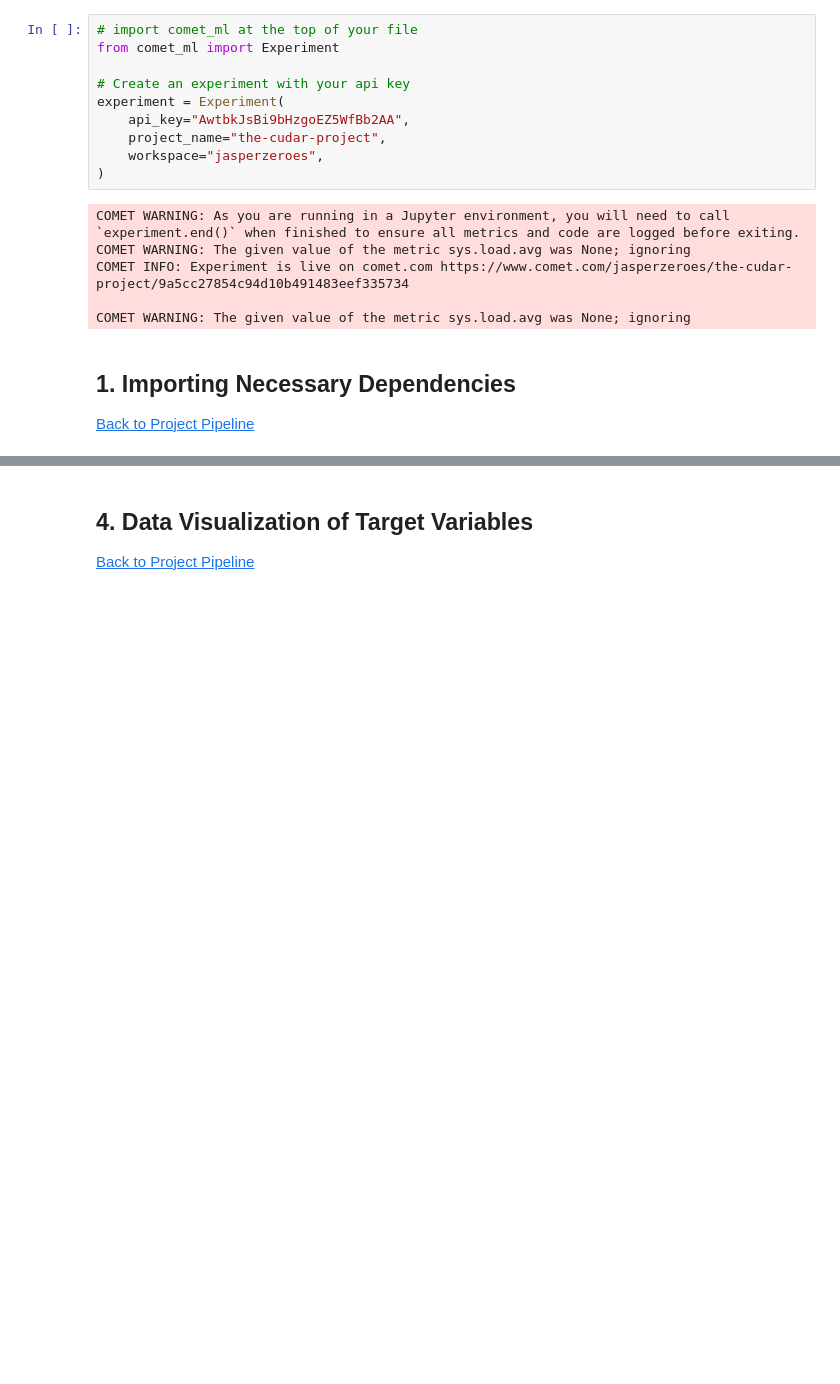
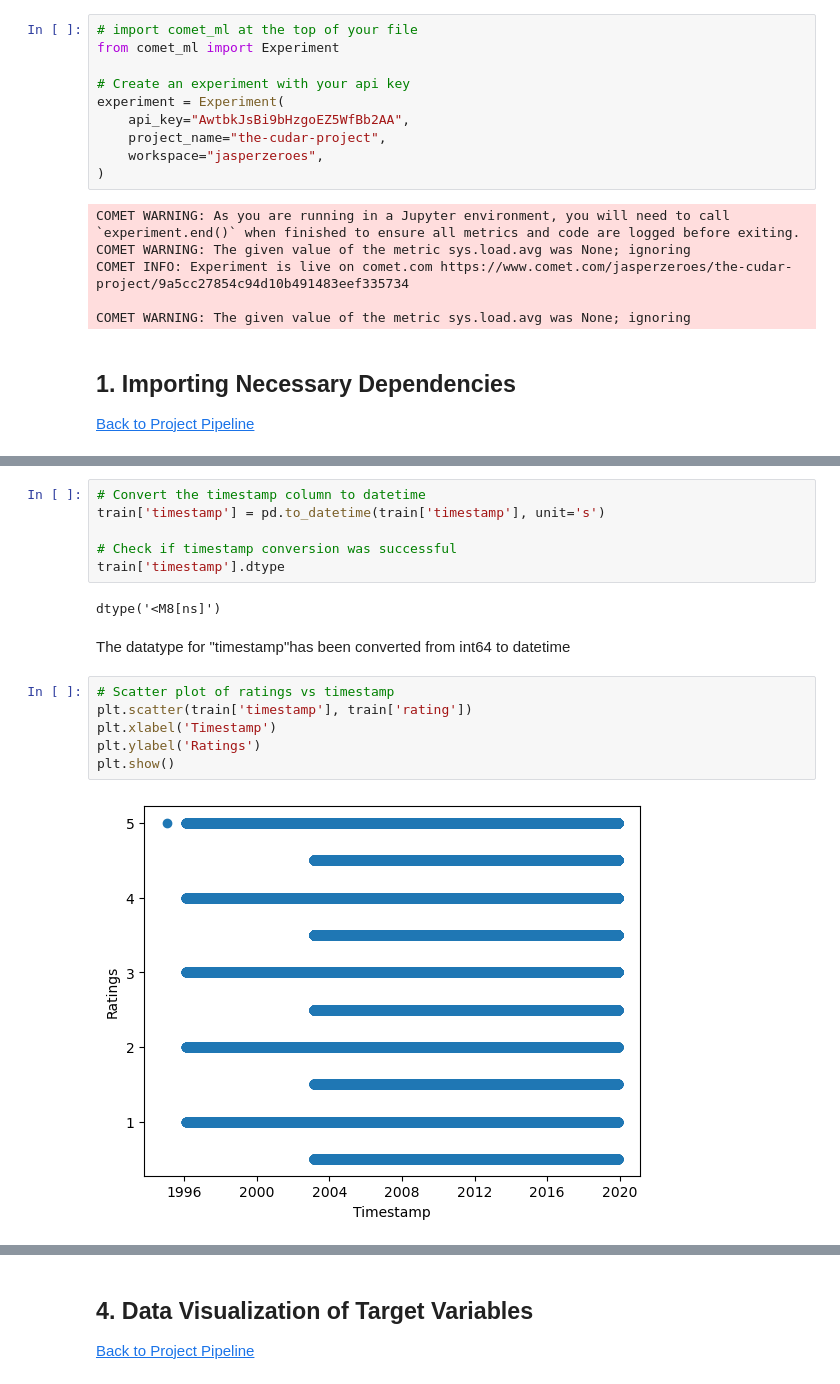
Before and after one commit to JasperZeroes/TeamND2-unsupervised-predict, a Jupyter notebook: TeamND2_notebook.ipynb, the cells around one changed output, grey strips where cells are left out. Drawn from its saved outputs; the diff is of its cells as text; blank space fills up the shorter version.

```diff
--- a/TeamND2_notebook.ipynb
+++ b/TeamND2_notebook.ipynb
@@ -548,0 +487,18 @@ The list of letters clearly shows there is a mix of numerous characters in the d
+# %%
+# Convert the timestamp column to datetime
+train['timestamp'] = pd.to_datetime(train['timestamp'], unit='s')
+
+# Check if timestamp conversion was successful
+train['timestamp'].dtype
+# %% [output]
+dtype('<M8[ns]')
+# %% [markdown]
+The datatype for "timestamp"has been converted from int64 to datetime
+# %%
+# Scatter plot of ratings vs timestamp
+plt.scatter(train['timestamp'], train['rating'])
+plt.xlabel('Timestamp')
+plt.ylabel('Ratings')
+plt.show()
+# %% [output]
+[figure, added]
```
Also changed, not shown: parts of 134 cells of this notebook.
